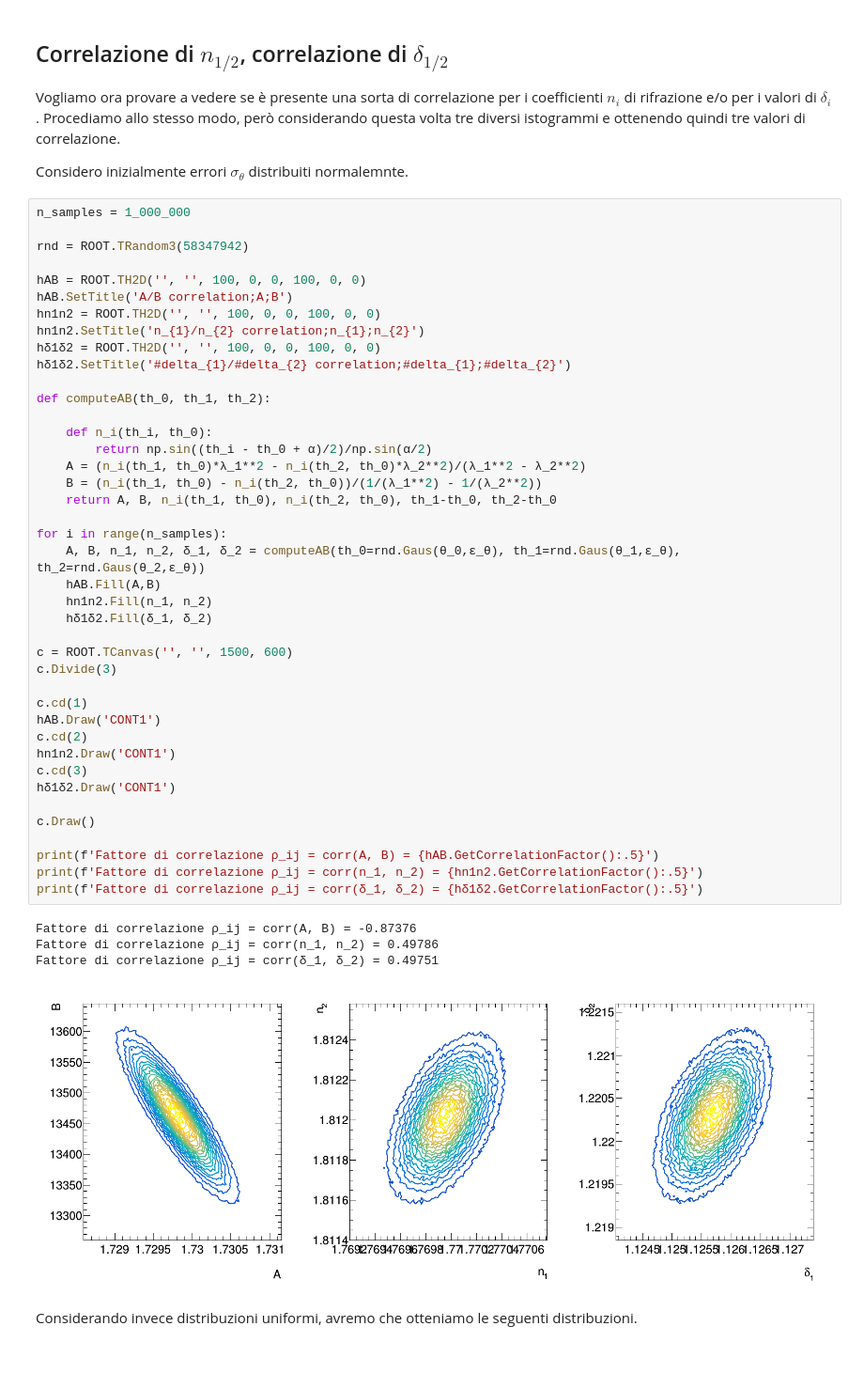
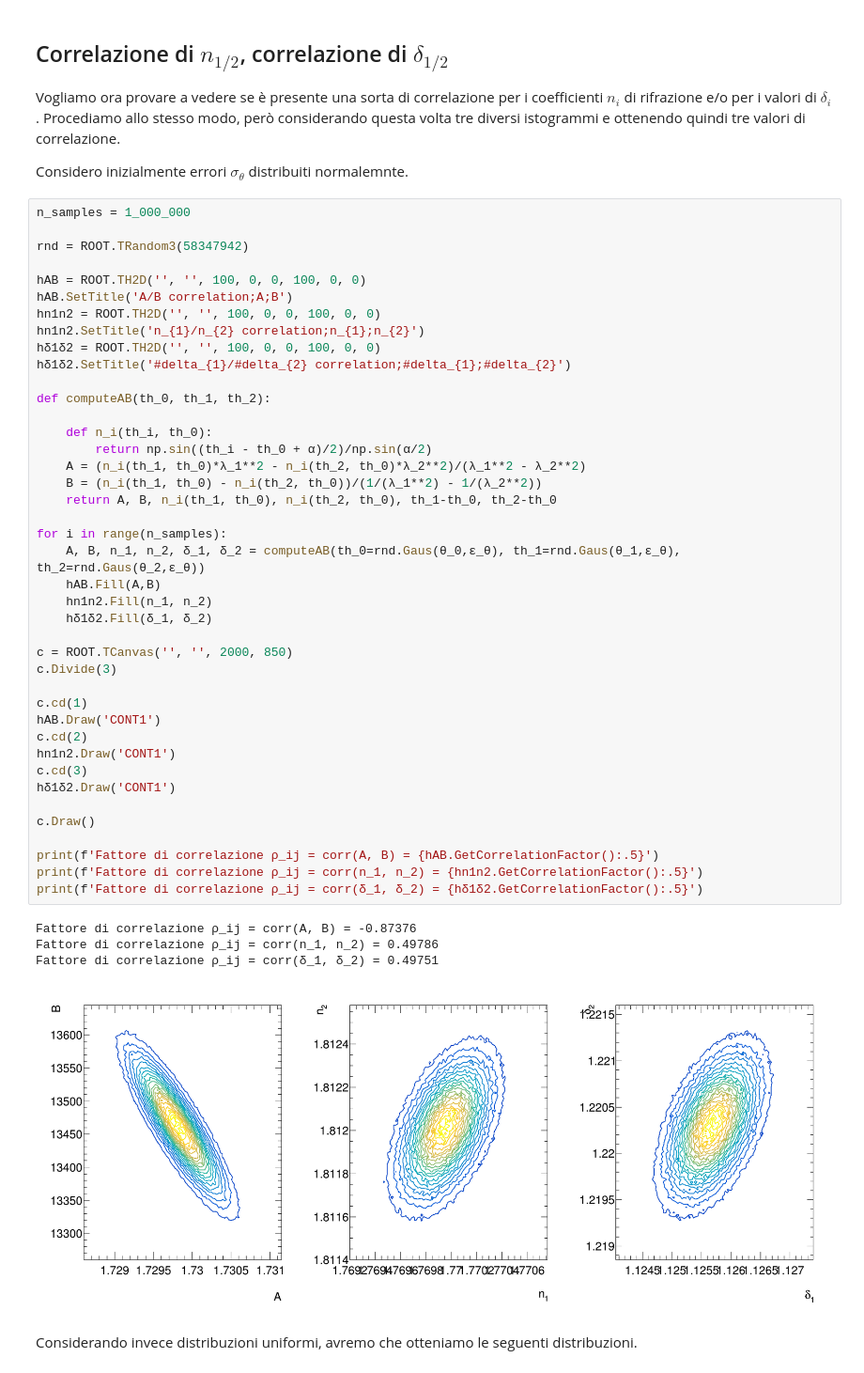
Before and after one commit to mattiasotgia/E6_sim_prism, a Jupyter notebook: mthd_test_MC.ipynb, the cells around one changed output. Shown: that part at 94% size. Cells and saved outputs as stored; diff of their text form.

```diff
--- a/mthd_test_MC.ipynb
+++ b/mthd_test_MC.ipynb
@@ -221,35 +221,35 @@ def computeAB(th_0, th_1, th_2):
     def n_i(th_i, th_0):
         return np.sin((th_i - th_0 + α)/2)/np.sin(α/2)
     A = (n_i(th_1, th_0)*λ_1**2 - n_i(th_2, th_0)*λ_2**2)/(λ_1**2 - λ_2**2)
     B = (n_i(th_1, th_0) - n_i(th_2, th_0))/(1/(λ_1**2) - 1/(λ_2**2))
     return A, B, n_i(th_1, th_0), n_i(th_2, th_0), th_1-th_0, th_2-th_0
 
 for i in range(n_samples):
     A, B, n_1, n_2, δ_1, δ_2 = computeAB(th_0=rnd.Gaus(θ_0,ε_θ), th_1=rnd.Gaus(θ_1,ε_θ), th_2=rnd.Gaus(θ_2,ε_θ))
     hAB.Fill(A,B)
     hn1n2.Fill(n_1, n_2)
     hδ1δ2.Fill(δ_1, δ_2)
 
-c = ROOT.TCanvas('', '', 1500, 600)
+c = ROOT.TCanvas('', '', 2000, 850)
 c.Divide(3)
 
 c.cd(1)
 hAB.Draw('CONT1')
 c.cd(2)
 hn1n2.Draw('CONT1')
 c.cd(3)
 hδ1δ2.Draw('CONT1')
 
 c.Draw()
 
 print(f'Fattore di correlazione ρ_ij = corr(A, B) = {hAB.GetCorrelationFactor():.5}')
 print(f'Fattore di correlazione ρ_ij = corr(n_1, n_2) = {hn1n2.GetCorrelationFactor():.5}')
 print(f'Fattore di correlazione ρ_ij = corr(δ_1, δ_2) = {hδ1δ2.GetCorrelationFactor():.5}')
 # %% [output]
 Fattore di correlazione ρ_ij = corr(A, B) = -0.87376
 Fattore di correlazione ρ_ij = corr(n_1, n_2) = 0.49786
 Fattore di correlazione ρ_ij = corr(δ_1, δ_2) = 0.49751
-[figure, old version]
+[figure, new version]
 # %% [markdown]
 Considerando invece distribuzioni uniformi, avremo che otteniamo le seguenti distribuzioni.
 # %%
```
Also changed, not shown: parts of 3 cells of this notebook.
